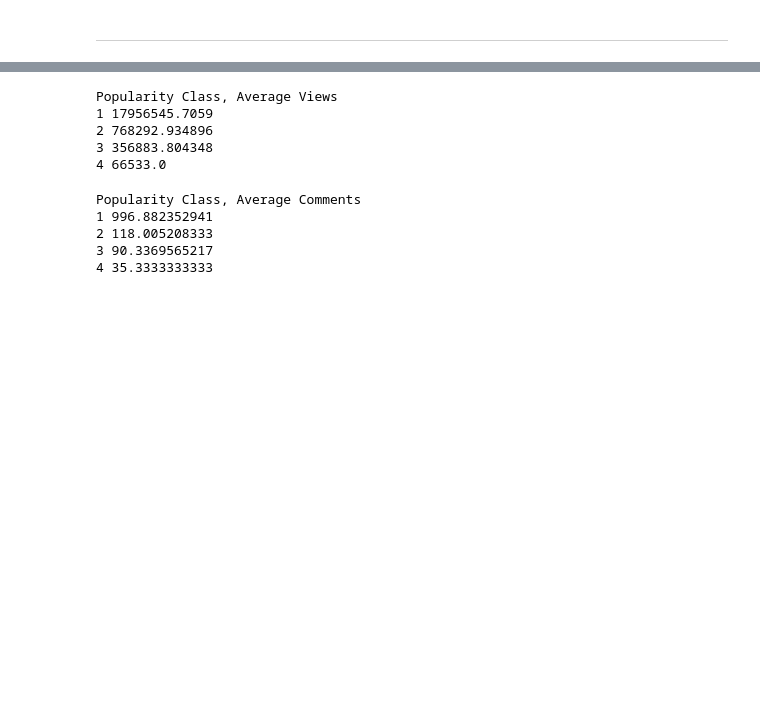
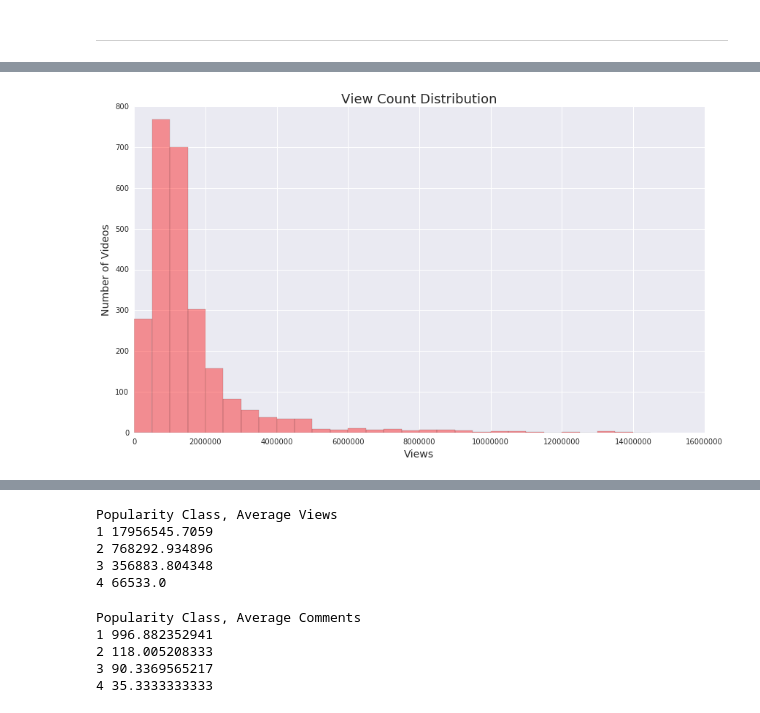
Before and after one commit to artina-m/TopTalks, a Jupyter notebook: Exploratory Data Analysis.ipynb, the cells around one changed output, grey strips where cells are left out. Drawn from its saved outputs; the diff is of its cells as text; code cells hidden in the pictures; blank space fills up the shorter version.

```diff
--- a/Exploratory Data Analysis.ipynb
+++ b/Exploratory Data Analysis.ipynb
@@ -322,0 +323,10 @@ talks.to_csv("TedTalksNewFeatures", sep='\t')
+# %%
+bins = [i for i in range(0,15000000,500000)];
+f, ax = plt.subplots(figsize = (14,8))
+g = sns.distplot(talks["views"], kde=False, bins = bins, color = "red");
+plt.title("View Count Distribution", fontsize = 18)
+plt.ylabel("Number of Videos", fontsize = 14)
+plt.xlabel("Views", fontsize = 14)
+plt.ticklabel_format(style='plain', axis='x')
+# %% [output]
+[figure, added]
```
Also changed, not shown: parts of 16 cells of this notebook, 1 other file.
